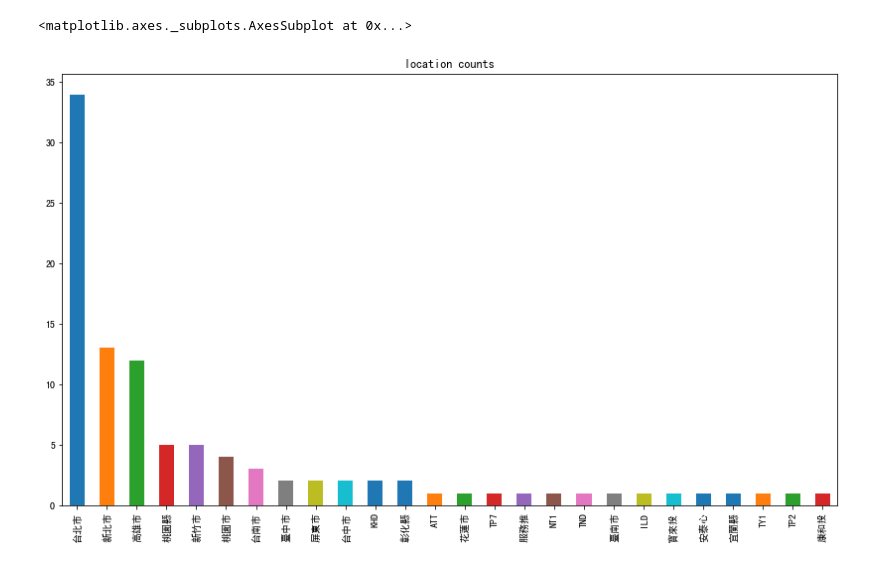
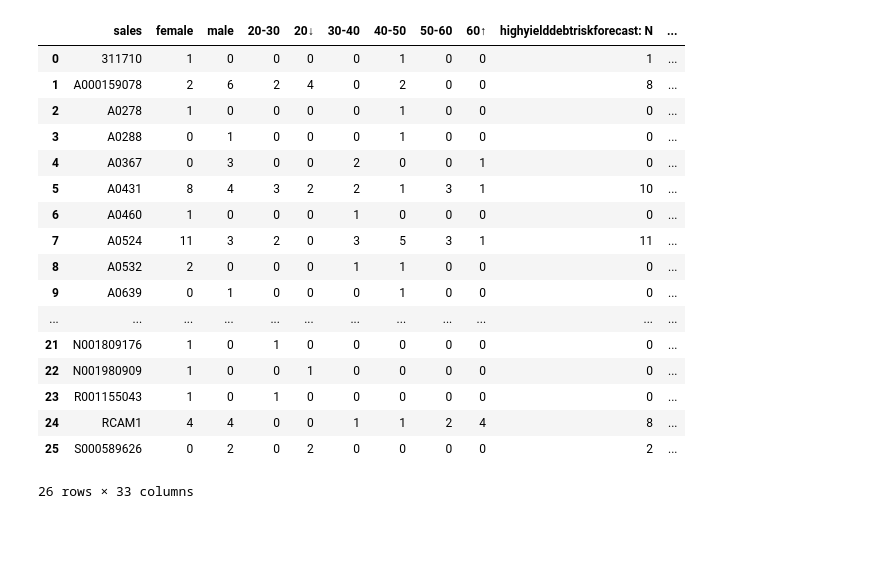
Before and after one commit to hsiehkl/nomurafunds_CRM, a Jupyter notebook: hsiehkl/nomurafunds_CRM.ipynb, the cells around one changed output. Cells and saved outputs as stored; diff of their text form; code cells hidden in the pictures; blank space fills up the shorter version.

Commit message:
recommended sales

```diff
--- a/hsiehkl/nomurafunds_CRM.ipynb
+++ b/hsiehkl/nomurafunds_CRM.ipynb
@@ -87,7 +5,0 @@ offshore_df
-# %%
-# show customers' living city
-loc_counts = offshore_df["address1_composite"].value_counts()
-loc_counts.plot.bar(x="City", figsize=(14,8), title="location counts")
-# %% [output]
-<matplotlib.axes._subplots.AxesSubplot at 0x...>
-[figure, removed]
@@ -93,0 +38,30 @@ loc_counts.plot.bar(x="City", figsize=(14,8), title="location counts")
+# %%
+# read data
+df = pd.read_csv('../data/Onshore.csv')
+
+# add the number of customers
+df["customer_num"] = df['female'] + df['male']
+
+# add recommended score
+df["score"] = 0
+# %%
+df
+# %% [output]
+|  | sales | female | male | 20-30 | 20↓ | 30-40 | 40-50 | 50-60 | 60↑ | highyielddebtriskforecast: N | ... |
+| 0 | 311710 | 1 | 0 | 0 | 0 | 0 | 1 | 0 | 0 | 1 | ... |
+| 1 | A000159078 | 2 | 6 | 2 | 4 | 0 | 2 | 0 | 0 | 8 | ... |
+| 2 | A0278 | 1 | 0 | 0 | 0 | 0 | 1 | 0 | 0 | 0 | ... |
+| 3 | A0288 | 0 | 1 | 0 | 0 | 0 | 1 | 0 | 0 | 0 | ... |
+| 4 | A0367 | 0 | 3 | 0 | 0 | 2 | 0 | 0 | 1 | 0 | ... |
+| 5 | A0431 | 8 | 4 | 3 | 2 | 2 | 1 | 3 | 1 | 10 | ... |
+| 6 | A0460 | 1 | 0 | 0 | 0 | 1 | 0 | 0 | 0 | 0 | ... |
+| 7 | A0524 | 11 | 3 | 2 | 0 | 3 | 5 | 3 | 1 | 11 | ... |
+| 8 | A0532 | 2 | 0 | 0 | 0 | 1 | 1 | 0 | 0 | 0 | ... |
+| 9 | A0639 | 0 | 1 | 0 | 0 | 0 | 1 | 0 | 0 | 0 | ... |
+| ... | ... | ... | ... | ... | ... | ... | ... | ... | ... | ... | ... |
+| 21 | N001809176 | 1 | 0 | 1 | 0 | 0 | 0 | 0 | 0 | 0 | ... |
+| 22 | N001980909 | 1 | 0 | 0 | 1 | 0 | 0 | 0 | 0 | 0 | ... |
+| 23 | R001155043 | 1 | 0 | 1 | 0 | 0 | 0 | 0 | 0 | 0 | ... |
+| 24 | RCAM1 | 4 | 4 | 0 | 0 | 1 | 1 | 2 | 4 | 8 | ... |
+| 25 | S000589626 | 0 | 2 | 0 | 2 | 0 | 0 | 0 | 0 | 2 | ... |
+26 rows × 33 columns
```
Also changed, not shown: parts of 12 cells of this notebook, 1 other file.
